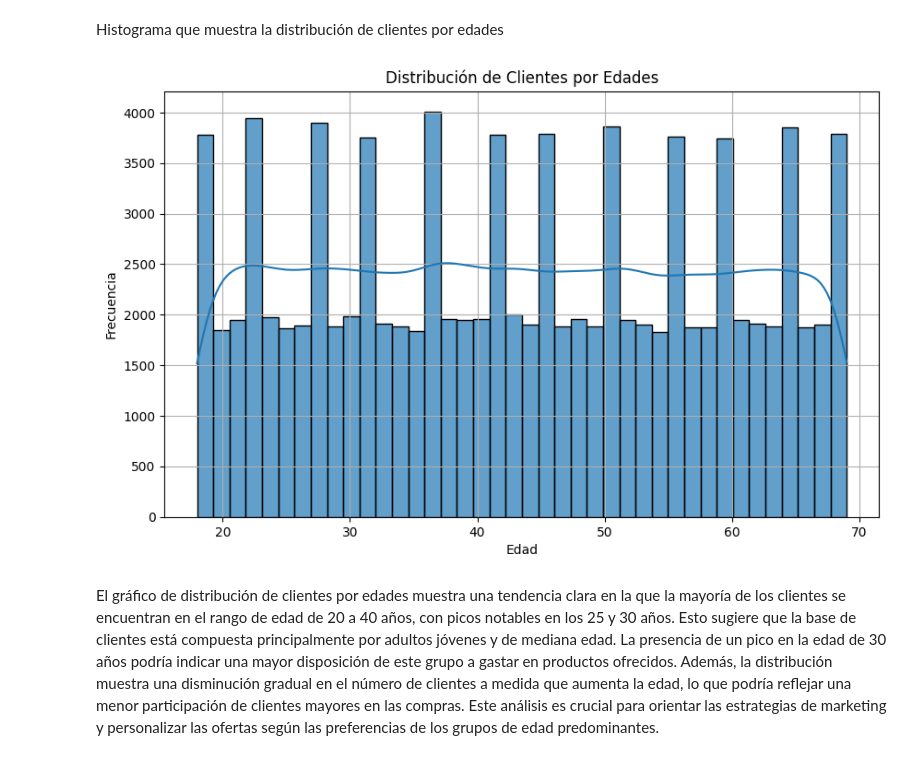
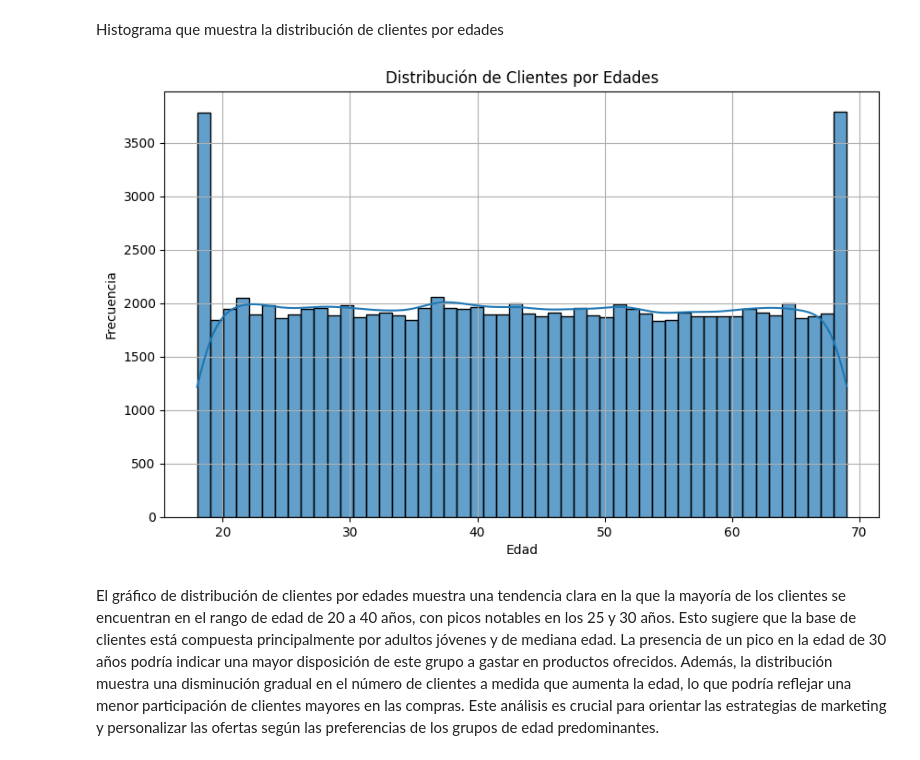
Before and after one commit to juanjoher/CIENCIADATOSP1, a Jupyter notebook: Proyecto.ipynb, the cells around one changed output. Saved outputs shown, nothing was run; the diff lists cells and outputs as text; code cells hidden in the pictures.

```diff
--- a/Proyecto.ipynb
+++ b/Proyecto.ipynb
@@ -449,16 +449,15 @@ El gráfico de tendencia de ventas por mes muestra una variación significativa
 # %% [markdown]
 Histograma que muestra la distribución de clientes por edades
 # %%
-
 plt.figure(figsize=(10, 6))
-sns.histplot(client['age'], bins=40, kde=True, edgecolor='k', alpha=0.7)
+sns.histplot(client['age'], bins=50, kde=True, edgecolor='k', alpha=0.7)
 plt.title('Distribución de Clientes por Edades')
 plt.xlabel('Edad')
 plt.ylabel('Frecuencia')
 plt.grid(True)
 plt.show()
 # %% [output]
-[figure, old version]
+[figure, new version]
 # %% [markdown]
 El gráfico de distribución de clientes por edades muestra una tendencia clara en la que la mayoría de los clientes se encuentran en el rango de edad de 20 a 40 años, con picos notables en los 25 y 30 años. Esto sugiere que la base de clientes está compuesta principalmente por adultos jóvenes y de mediana edad. La presencia de un pico en la edad de 30 años podría indicar una mayor disposición de este grupo a gastar en productos ofrecidos. Además, la distribución muestra una disminución gradual en el número de clientes a medida que aumenta la edad, lo que podría reflejar una menor participación de clientes mayores en las compras. Este análisis es crucial para orientar las estrategias de marketing y personalizar las ofertas según las preferencias de los grupos de edad predominantes.
 # %% [markdown]
```
Also changed, not shown: parts of 9 cells of this notebook.
